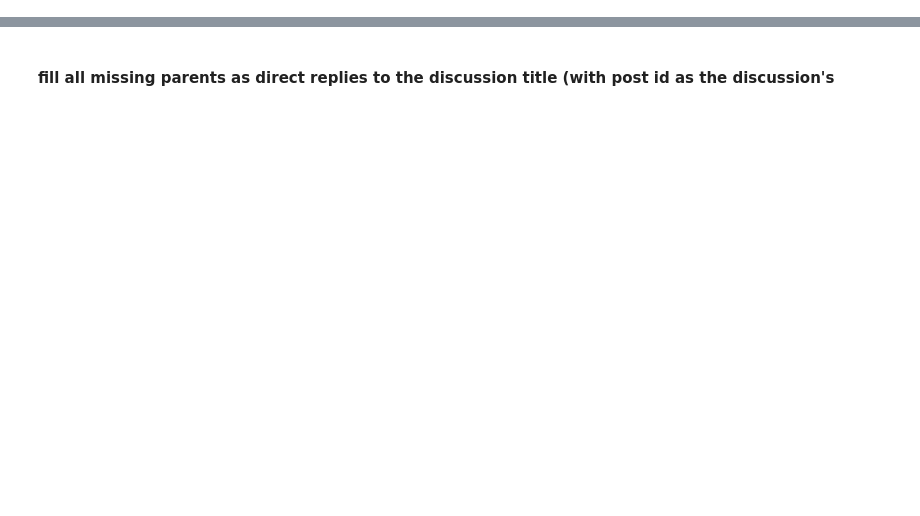
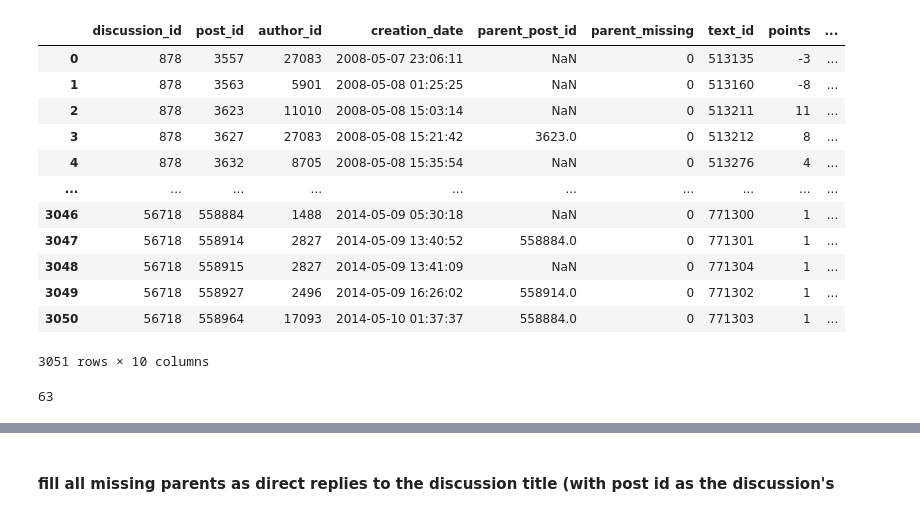
Before and after one commit to NasLabBgu/STEM, a Jupyter notebook: Examples/iac-createdebate.ipynb, the cells around one changed output, grey strips where cells are left out. Saved outputs shown, nothing was run; the diff lists cells and outputs as text; code cells hidden in the pictures; blank space fills up the shorter version.

```diff
--- a/Examples/createdebate2.ipynb
+++ b/Examples/iac-createdebate.ipynb
@@ -125,0 +32,30 @@ df
+# %%
+data_path = "/home/dev/data/stance/IAC/alternative/createdebate_released/post.txt"
+header = ["discussion_id", "post_id", "author_id", "creation_date", "parent_post_id",
+          "parent_missing", "text_id", "points", "discussion_stance_id", "is_rebuttal"]
+
+df = pd.read_csv(data_path, sep='\t', names=header, na_values="\\N")
+df
+# %% [output]
+|  | discussion_id | post_id | author_id | creation_date | parent_post_id | parent_missing | text_id | points | ... |
+| 0 | 878 | 3557 | 27083 | 2008-05-07 23:06:11 | NaN | 0 | 513135 | -3 | ... |
+| 1 | 878 | 3563 | 5901 | 2008-05-08 01:25:25 | NaN | 0 | 513160 | -8 | ... |
+| 2 | 878 | 3623 | 11010 | 2008-05-08 15:03:14 | NaN | 0 | 513211 | 11 | ... |
+| 3 | 878 | 3627 | 27083 | 2008-05-08 15:21:42 | 3623.0 | 0 | 513212 | 8 | ... |
+| 4 | 878 | 3632 | 8705 | 2008-05-08 15:35:54 | NaN | 0 | 513276 | 4 | ... |
+| ... | ... | ... | ... | ... | ... | ... | ... | ... | ... |
+| 3046 | 56718 | 558884 | 1488 | 2014-05-09 05:30:18 | NaN | 0 | 771300 | 1 | ... |
+| 3047 | 56718 | 558914 | 2827 | 2014-05-09 13:40:52 | 558884.0 | 0 | 771301 | 1 | ... |
+| 3048 | 56718 | 558915 | 2827 | 2014-05-09 13:41:09 | NaN | 0 | 771304 | 1 | ... |
+| 3049 | 56718 | 558927 | 2496 | 2014-05-09 16:26:02 | 558914.0 | 0 | 771302 | 1 | ... |
+| 3050 | 56718 | 558964 | 17093 | 2014-05-10 01:37:37 | 558884.0 | 0 | 771303 | 1 | ... |
+3051 rows × 10 columns
+# %%
+discussions_info_path = "/home/dev/data/stance/IAC/alternative/createdebate_released/discussion.txt"
+discussions_header = ["discussion_id", "link", "title", "op", "description_id"]
+
+op_df = pd.read_csv(discussions_info_path, sep='\t', names=discussions_header)
+discussion_op_map = list(zip(op_df["discussion_id"], op_df["op"]))
+len(discussion_op_map)
+# %% [output]
+63
```
Also changed, not shown: parts of 29 cells of this notebook.
